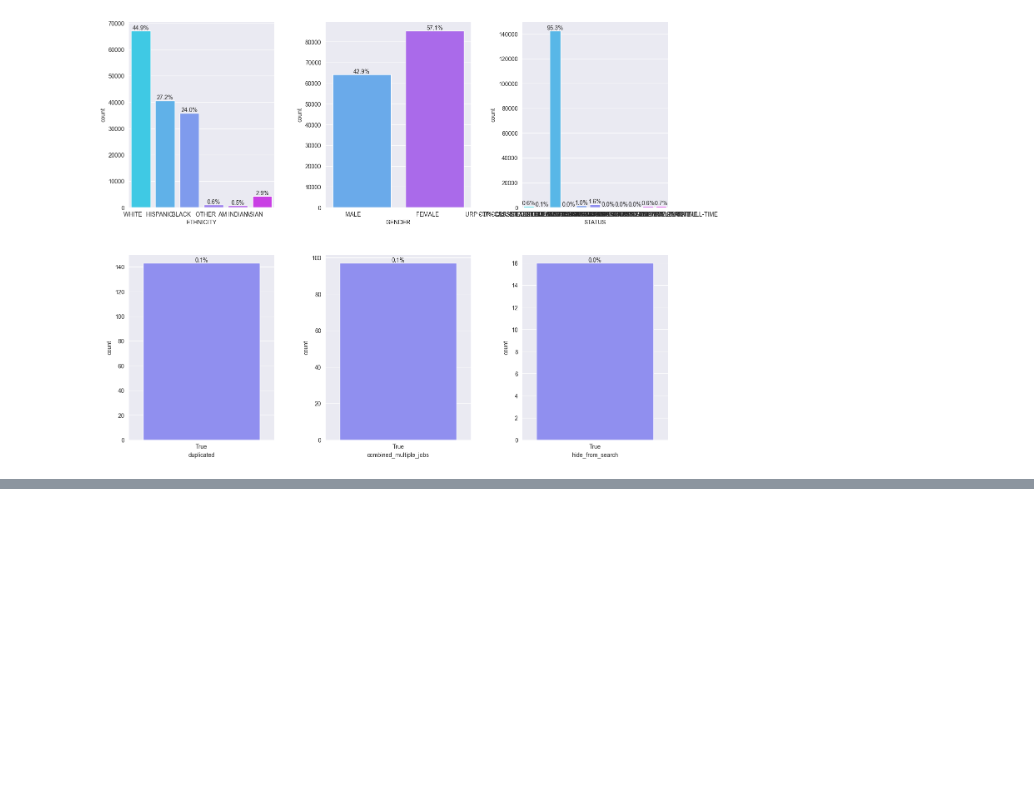
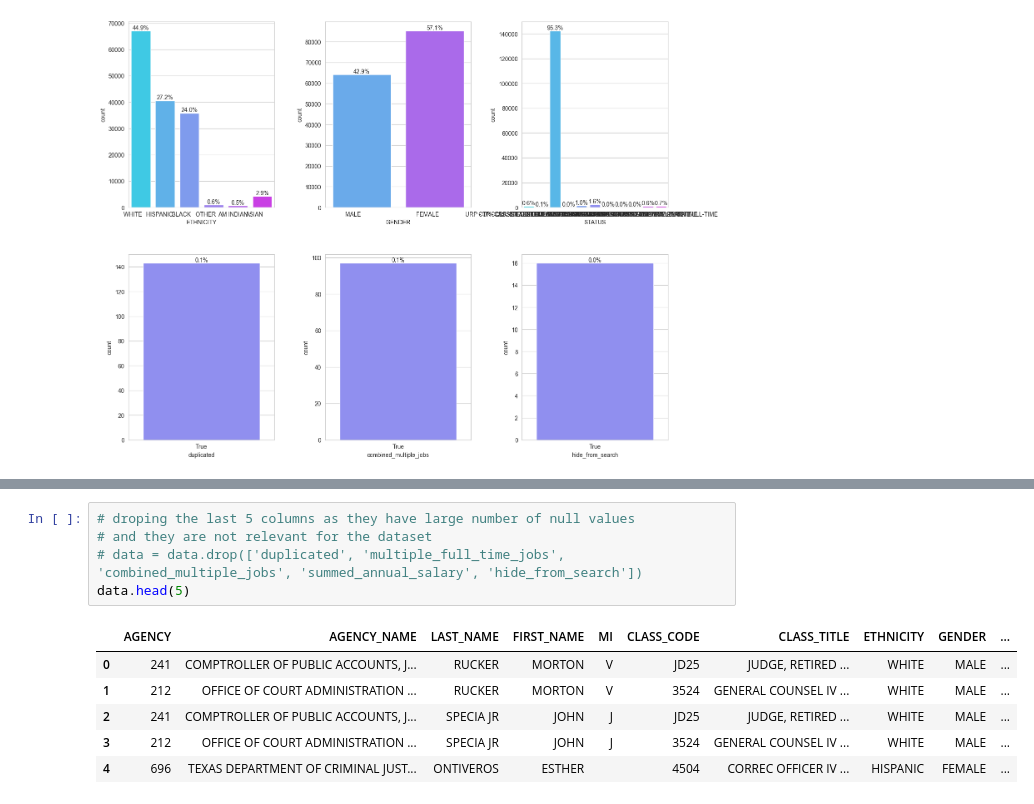
Before and after one commit to vishnu2646/Datamites-Projects, a Jupyter notebook: Texas salary prediction/project.ipynb, the cells around one changed output, grey strips where cells are left out. Drawn from its saved outputs; the diff is of its cells as text; blank space fills up the shorter version.

```diff
--- a/Texas salary prediction/project.ipynb
+++ b/Texas salary prediction/project.ipynb
@@ -500,0 +715,12 @@ plt.show()
+# %%
+# droping the last 5 columns as they have large number of null values
+# and they are not relevant for the dataset
+# data = data.drop(['duplicated', 'multiple_full_time_jobs', 'combined_multiple_jobs', 'summed_annual_salary', 'hide_from_search'])
+data.head(5)
+# %% [output]
+|  | AGENCY | AGENCY_NAME | LAST_NAME | FIRST_NAME | MI | CLASS_CODE | CLASS_TITLE | ETHNICITY | GENDER | ... |
+| 0 | 241 | COMPTROLLER OF PUBLIC ACCOUNTS, J... | RUCKER | MORTON | V | JD25 | JUDGE, RETIRED ... | WHITE | MALE | ... |
+| 1 | 212 | OFFICE OF COURT ADMINISTRATION ... | RUCKER | MORTON | V | 3524 | GENERAL COUNSEL IV ... | WHITE | MALE | ... |
+| 2 | 241 | COMPTROLLER OF PUBLIC ACCOUNTS, J... | SPECIA JR | JOHN | J | JD25 | JUDGE, RETIRED ... | WHITE | MALE | ... |
+| 3 | 212 | OFFICE OF COURT ADMINISTRATION ... | SPECIA JR | JOHN | J | 3524 | GENERAL COUNSEL IV ... | WHITE | MALE | ... |
+| 4 | 696 | TEXAS DEPARTMENT OF CRIMINAL JUST... | ONTIVEROS | ESTHER |  | 4504 | CORREC OFFICER IV ... | HISPANIC | FEMALE | ... |
```
Also changed, not shown: parts of 18 cells of this notebook.
